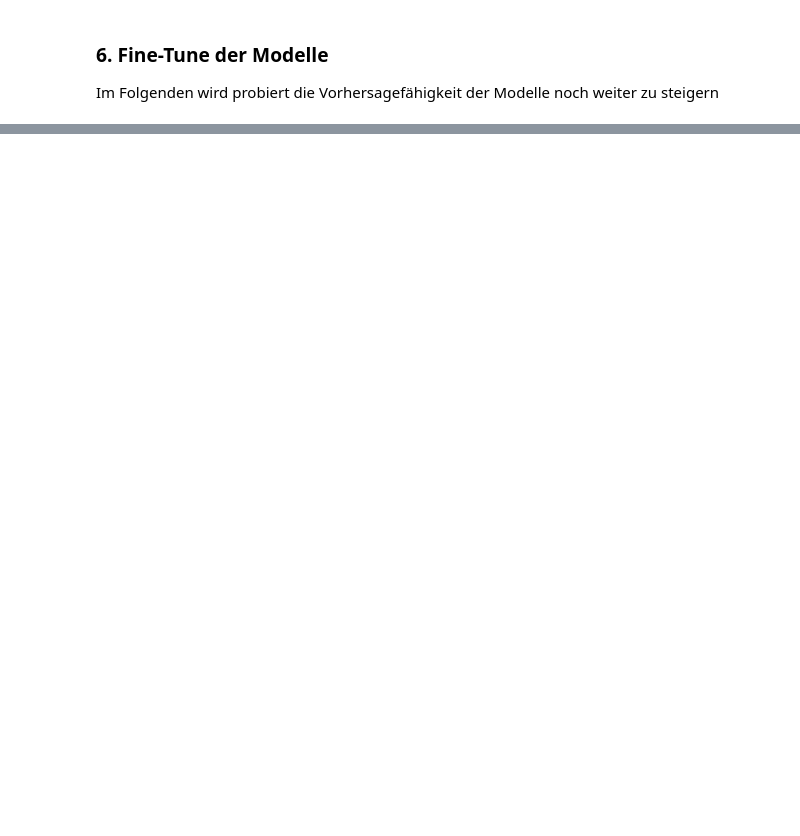
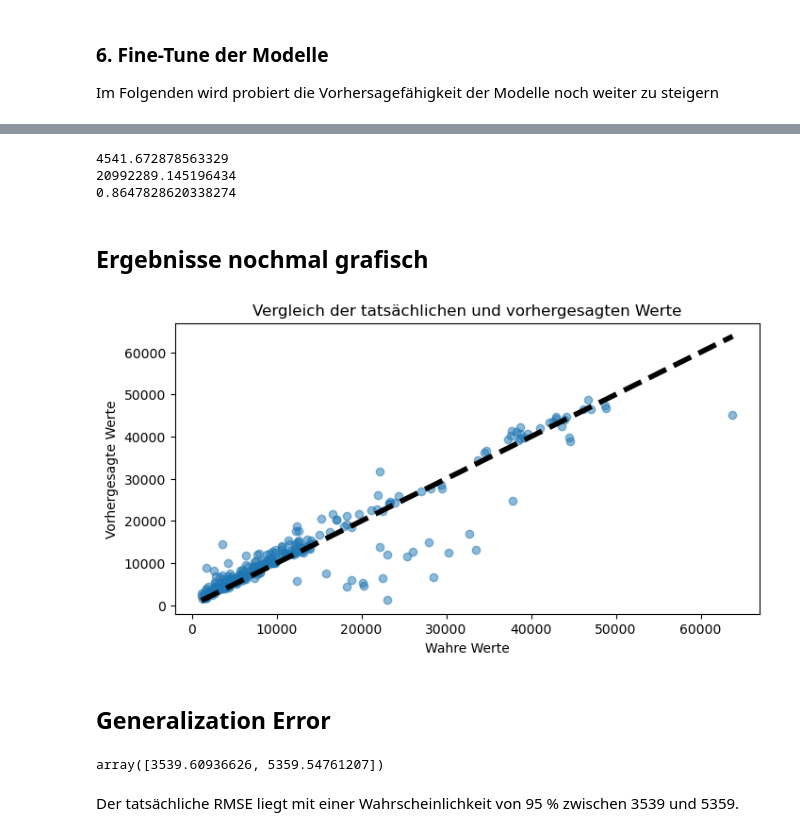
Before and after one commit to raaamk/ML_SoSe24, a Jupyter notebook: src/Assignments/Group Project/Medical Treatment Cost Estimation.ipynb, the cells around one changed output, grey strips where cells are left out. Cells and saved outputs as stored; diff of their text form; code cells hidden in the pictures; blank space fills up the shorter version.

```diff
--- a/src/Assignments/Group Project/Medical Treatment Cost Estimation.ipynb
+++ b/src/Assignments/Group Project/Medical Treatment Cost Estimation.ipynb
@@ -583,13 +527,0 @@ for mean_score, params in zip(cvres["mean_test_score"], cvres["params"]):
-# %%
-from sklearn.model_selection import RandomizedSearchCV
-from scipy.stats import randint
-
-param_distribs = {
-        'n_estimators': randint(low=1, high=150),
-        'max_features': randint(low=1, high=8),
-    }
-
-forest_reg = RandomForestRegressor(random_state=42)
-rnd_search = RandomizedSearchCV(forest_reg, param_distributions=param_distribs,
-                                n_iter=10, cv=5, scoring='neg_mean_squared_error', random_state=42)
-rnd_search.fit(transformed_x_train, y_train)
@@ -667,0 +664,10 @@ print(final_rmse)
+# %%
+param_distribs_rf_rs = {
+        'n_estimators': randint(low=1, high=150),
+        'max_features': randint(low=1, high=8),
+    }
+
+randomforest_reg = RandomForestRegressor(random_state=42)
+rnd_search_rnd_forest = RandomizedSearchCV(randomforest_reg, param_distributions=param_distribs_rf_rs,
+                                n_iter=10, cv=5, scoring='neg_mean_squared_error', random_state=42)
+rnd_search_rnd_forest.fit(transformed_x_train, y_train)
@@ -667,0 +712,12 @@ print(final_rmse)
+# %%
+final_model_rndsearch_rndforest = rnd_search_rnd_forest.best_estimator_
+
+
+final_predictions_rndsearch_rndforest = final_model_rndsearch_rndforest.predict(transformed_x_test)
+
+final_mse_rndsearch_rndforest = mean_squared_error(y_test, final_predictions_rndsearch_rndforest)
+final_rmse_rndsearch_rndforest = np.sqrt(final_mse_rndsearch_rndforest)
+print(final_rmse_rndsearch_rndforest)
+print(final_mse_rndsearch_rndforest)
+r2final_rndsearch_rndforest = r2_score(y_test, final_predictions_rndsearch_rndforest)
+print(r2final_rndsearch_rndforest)
@@ -667,0 +773,42 @@ print(final_rmse)
+# %%
+final_model_grids_rf = grid_search_rf.best_estimator_
+
+
+final_predictions_grids_rf = final_model_grids_rf.predict(transformed_x_test)
+
+final_mse_grids_rf = mean_squared_error(y_test, final_predictions_grids_rf)
+final_rmse_grids_rf = np.sqrt(final_mse)
+print(final_rmse_grids_rf)
+print(final_mse_grids_rf)
+r2final_grids_rf = r2_score(y_test, final_predictions_grids_rf)
+print(r2final_grids_rf)
+# %% [output]
+4541.672878563329
+20992289.145196434
+0.8647828620338274
+# %% [markdown]
+## Ergebnisse nochmal grafisch
+# %%
+plt.figure(figsize=(8, 4))
+plt.scatter(y_test, final_predictions_rndsearch_rndforest, alpha=0.5)
+plt.xlabel('Wahre Werte')
+plt.ylabel('Vorhergesagte Werte')
+plt.title('Vergleich der tatsächlichen und vorhergesagten Werte')
+plt.plot([y_test.min(), y_test.max()], [y_test.min(), y_test.max()], 'k--', lw=4)  # Diagonale Linie
+plt.show()
+# %% [output]
+[figure, added]
+# %% [markdown]
+## Generalization Error
+# %%
+from scipy import stats
+
+confidence = 0.95
+squared_errors = (final_predictions_rndsearch_rndforest - y_test) ** 2
+np.sqrt(stats.t.interval(confidence, len(squared_errors) - 1,
+                         loc=squared_errors.mean(),
+                         scale=stats.sem(squared_errors)))
+# %% [output]
+array([3539.60936626, 5359.54761207])
+# %% [markdown]
+Der tatsächliche RMSE liegt mit einer Wahrscheinlichkeit von 95 % zwischen 3539 und 5359.
```
Also changed, not shown: parts of 41 cells of this notebook.
